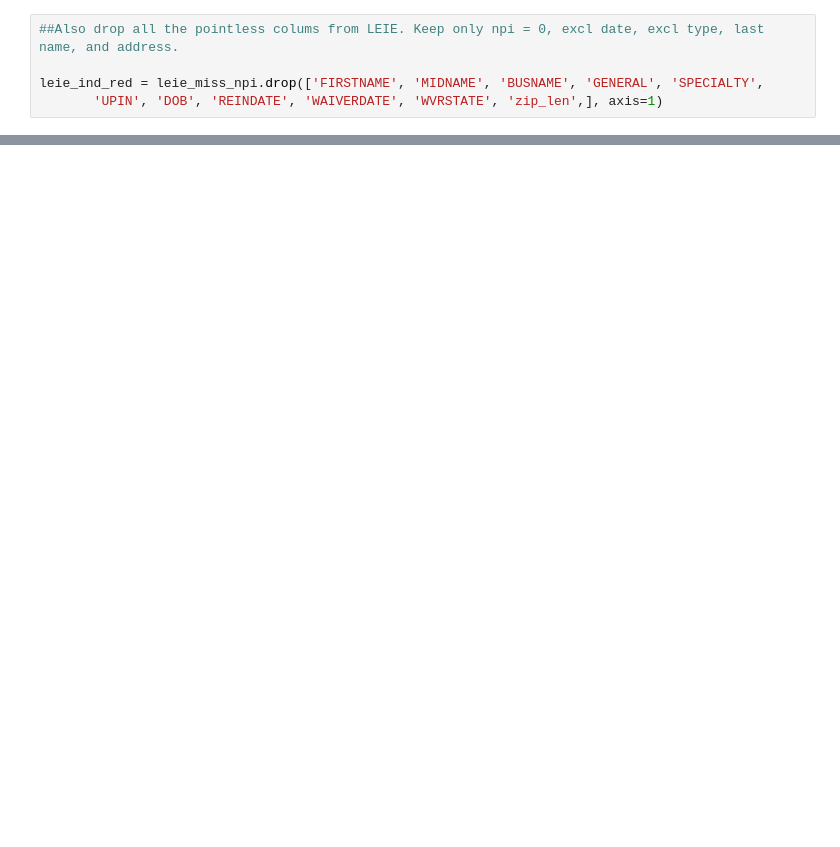
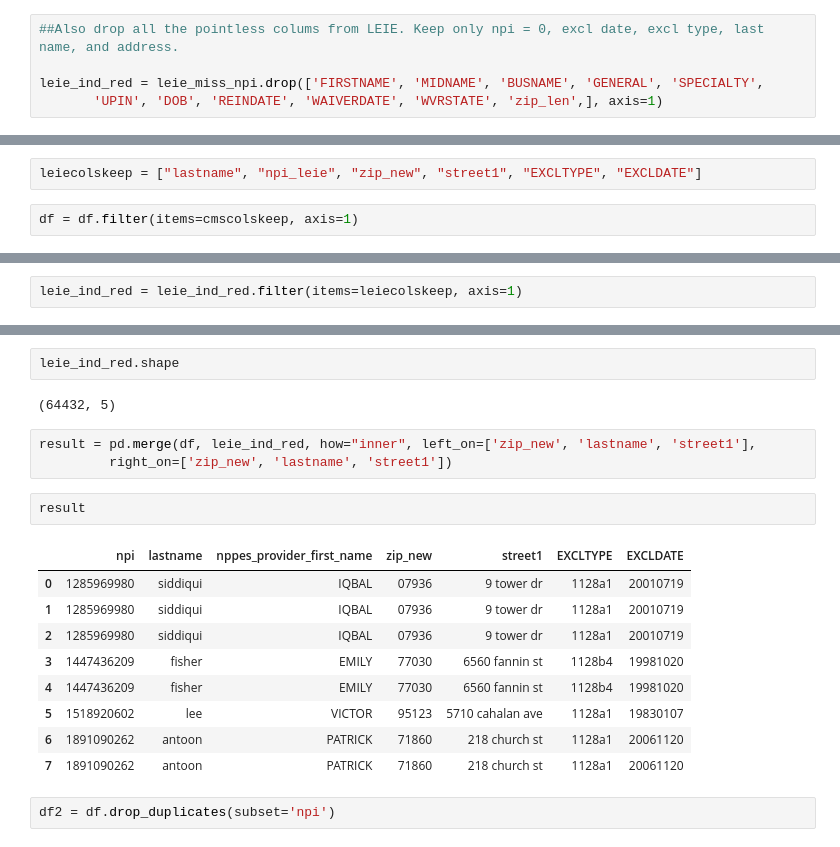
Before and after one commit to radsn/Medicare_anomaly_detection, a Jupyter notebook: capstone_hcpcs10.ipynb, the cells around one changed output, grey strips where cells are left out. Cells and saved outputs as stored; diff of their text form; blank space fills up the shorter version.

```diff
--- a/capstone_hcpcs10.ipynb
+++ b/capstone_hcpcs10.ipynb
@@ -1999,0 +1661,4 @@ new_leie_npi2.to_csv("LEIE_labels.csv")
+# %%
+leiecolskeep = ["lastname", "npi_leie", "zip_new", "street1", "EXCLTYPE", "EXCLDATE"]
+# %%
+df = df.filter(items=cmscolskeep, axis=1)
@@ -1999,0 +1669,2 @@ new_leie_npi2.to_csv("LEIE_labels.csv")
+# %%
+leie_ind_red = leie_ind_red.filter(items=leiecolskeep, axis=1)
@@ -1999,0 +1721,21 @@ new_leie_npi2.to_csv("LEIE_labels.csv")
+# %%
+leie_ind_red.shape
+# %% [output]
+(64432, 5)
+# %%
+result = pd.merge(df, leie_ind_red, how="inner", left_on=['zip_new', 'lastname', 'street1'],
+         right_on=['zip_new', 'lastname', 'street1'])
+# %%
+result
+# %% [output]
+|  | npi | lastname | nppes_provider_first_name | zip_new | street1 | EXCLTYPE | EXCLDATE |
+| 0 | 1285969980 | siddiqui | IQBAL | 07936 | 9 tower dr | 1128a1 | 20010719 |
+| 1 | 1285969980 | siddiqui | IQBAL | 07936 | 9 tower dr | 1128a1 | 20010719 |
+| 2 | 1285969980 | siddiqui | IQBAL | 07936 | 9 tower dr | 1128a1 | 20010719 |
+| 3 | 1447436209 | fisher | EMILY | 77030 | 6560 fannin st | 1128b4 | 19981020 |
+| 4 | 1447436209 | fisher | EMILY | 77030 | 6560 fannin st | 1128b4 | 19981020 |
+| 5 | 1518920602 | lee | VICTOR | 95123 | 5710 cahalan ave | 1128a1 | 19830107 |
+| 6 | 1891090262 | antoon | PATRICK | 71860 | 218 church st | 1128a1 | 20061120 |
+| 7 | 1891090262 | antoon | PATRICK | 71860 | 218 church st | 1128a1 | 20061120 |
+# %%
+df2 = df.drop_duplicates(subset='npi')
```
Also changed, not shown: parts of 149 cells of this notebook, 4 other files.
